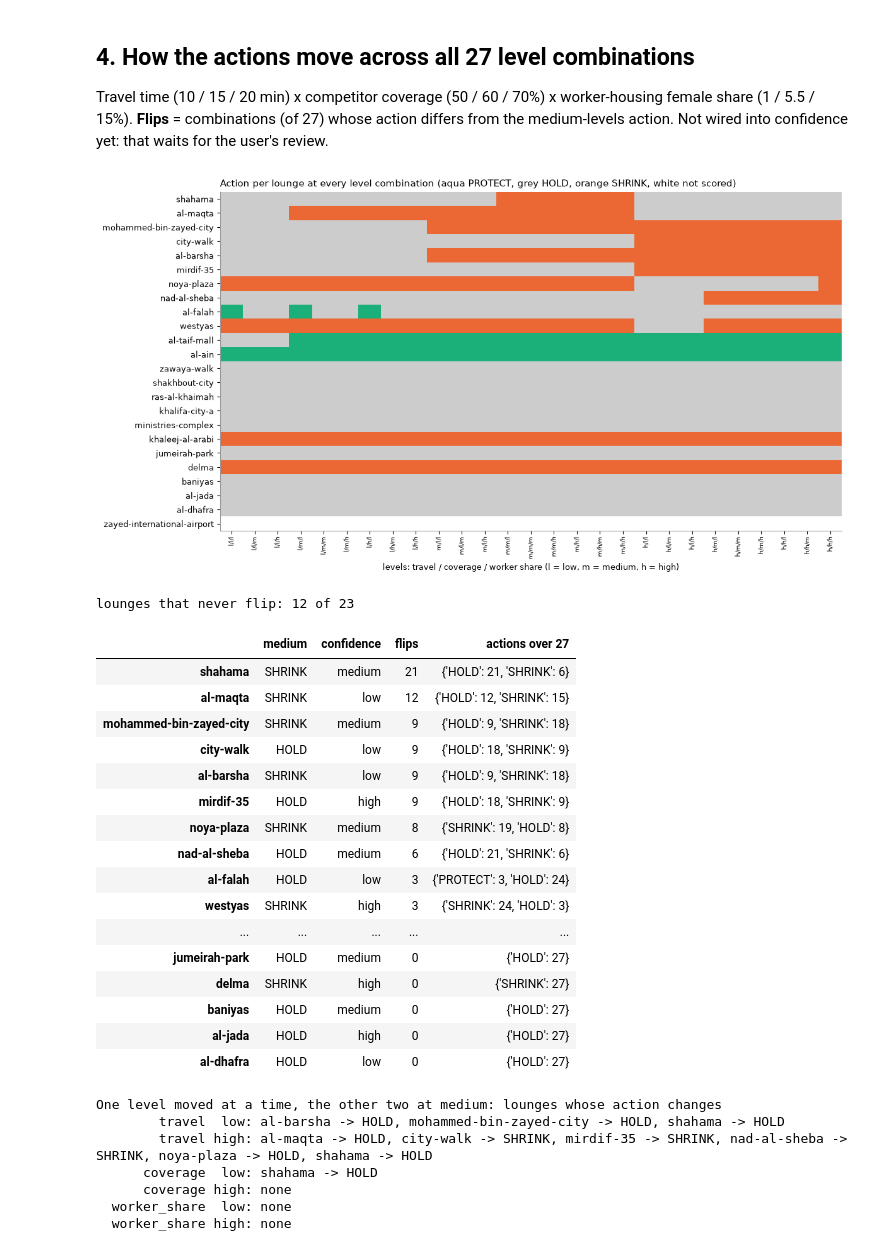
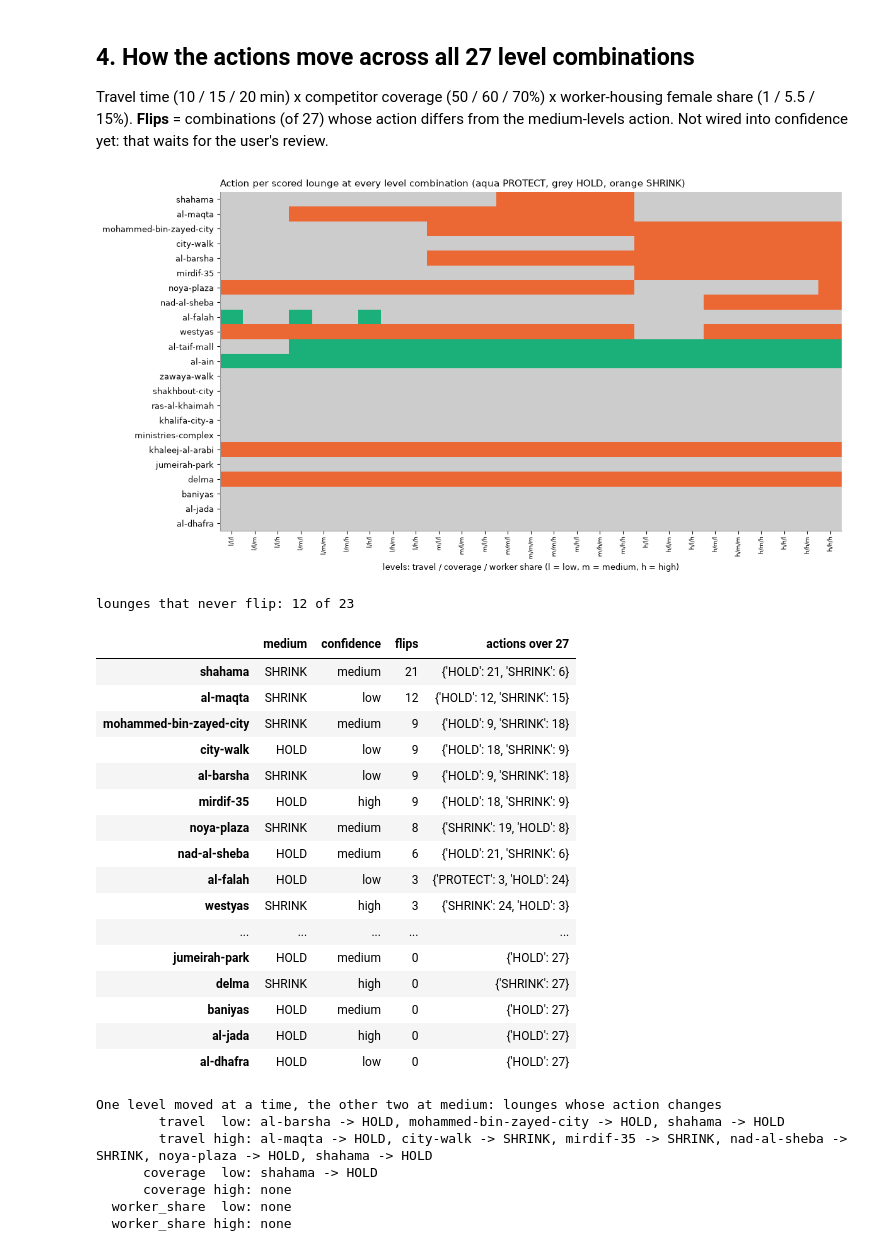
Before and after one commit to thenomadlad/2pz-ai-case-study, a Jupyter notebook: notebooks/decisions.ipynb, the cells around one changed output. Cells and saved outputs as stored; diff of their text form; code cells hidden in the pictures.

```diff
--- a/notebooks/decisions.ipynb
+++ b/notebooks/decisions.ipynb
@@ -156,22 +157,22 @@ action. Not wired into confidence yet: that waits for the user's review.
 # %%
 combos = list(itertools.product(LEVELS, repeat=3))
 runs = {lv: build(v3, A, Levels(*lv)) for lv in combos}
 ACT = pd.DataFrame({lv: {d.branch_id: d.action for d in scorecard.decide(runs[lv][0])} for lv in combos})
 flips = ACT.ne(D.action, axis=0).sum(axis=1).rename("flips")
 mix = ACT.apply(lambda r: dict(Counter(r)), axis=1).rename("actions over 27")
 FL = pd.concat([D.action.rename("medium"), D.confidence, flips, mix], axis=1).sort_values("flips", ascending=False)
 order = {"PROTECT": 2, "HOLD": 1, "SHRINK": 0, "NOT SCORED": np.nan}
 fig, ax = plt.subplots(figsize=(12, 6.5))
-M = ACT.loc[FL.index].replace(order).astype(float)
+M = ACT.loc[FL.index[FL.medium != "NOT SCORED"]].replace(order).astype(float)
 ax.imshow(M, aspect="auto", cmap=plt.matplotlib.colors.ListedColormap([ORANGE, "#ccc", AQUA]), vmin=0, vmax=2)
 ax.set_yticks(range(len(M)), M.index); ax.set_xticks(range(27), ["/".join(x[0] for x in lv) for lv in combos], rotation=90, fontsize=7)
 ax.set_xlabel("levels: travel / coverage / worker share (l = low, m = medium, h = high)"); ax.grid(False)
-ax.set_title("Action per lounge at every level combination (aqua PROTECT, grey HOLD, orange SHRINK, white not scored)", loc="left")
+ax.set_title("Action per scored lounge at every level combination (aqua PROTECT, grey HOLD, orange SHRINK)", loc="left")
 plt.tight_layout(); plt.show()
 print("lounges that never flip:", (flips[D.action != "NOT SCORED"] == 0).sum(), "of", (D.action != "NOT SCORED").sum())
 FL[FL.medium != "NOT SCORED"]
 # %% [output]
-[figure, old version]
+[figure, new version]
 lounges that never flip: 12 of 23
 |  | medium | confidence | flips | actions over 27 |
 | shahama | SHRINK | medium | 21 | {'HOLD': 21, 'SHRINK': 6} |
```
Also changed, not shown: parts of 4 cells of this notebook, 1 other file.
